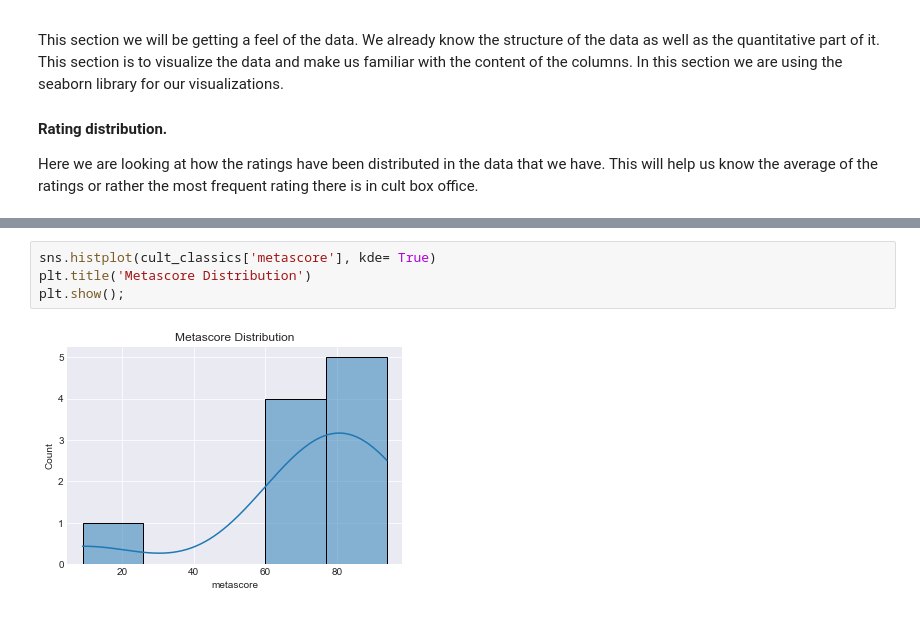
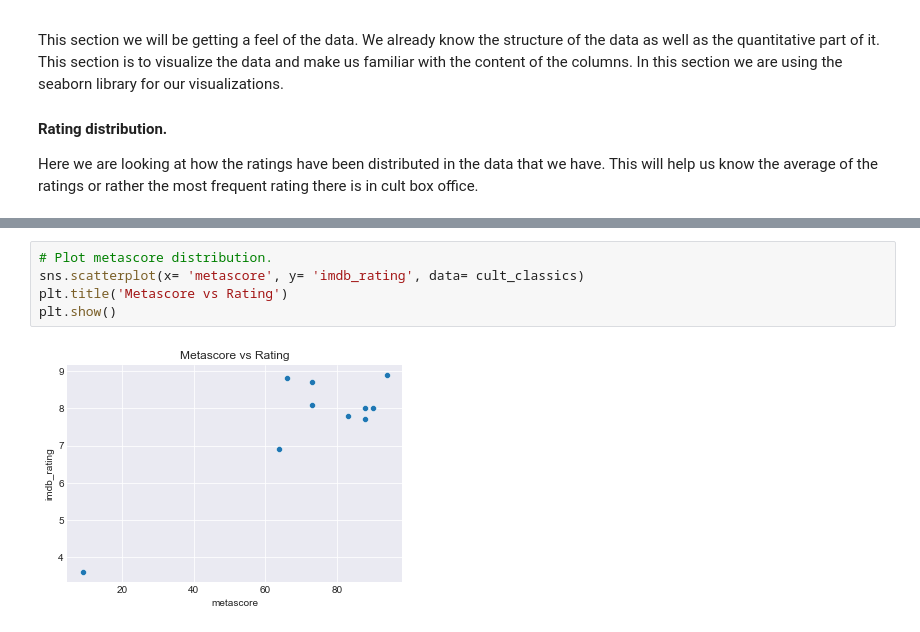
Before and after one commit to Assesa44/what_makes_a_cult_classic, a Jupyter notebook: notebook.ipynb, the cells around one changed output, grey strips where cells are left out. Saved outputs shown, nothing was run; the diff lists cells and outputs as text.

```diff
--- a/notebook.ipynb
+++ b/notebook.ipynb
@@ -200,6 +214,7 @@ plt.show()
 # %%
-sns.histplot(cult_classics['metascore'], kde= True)
-plt.title('Metascore Distribution')
-plt.show();
+# Plot metascore distribution.
+sns.scatterplot(x= 'metascore', y= 'imdb_rating', data= cult_classics)
+plt.title('Metascore vs Rating')
+plt.show()
 # %% [output]
-[figure, old version]
+[figure, new version]
```
Also changed, not shown: parts of 9 cells of this notebook.
